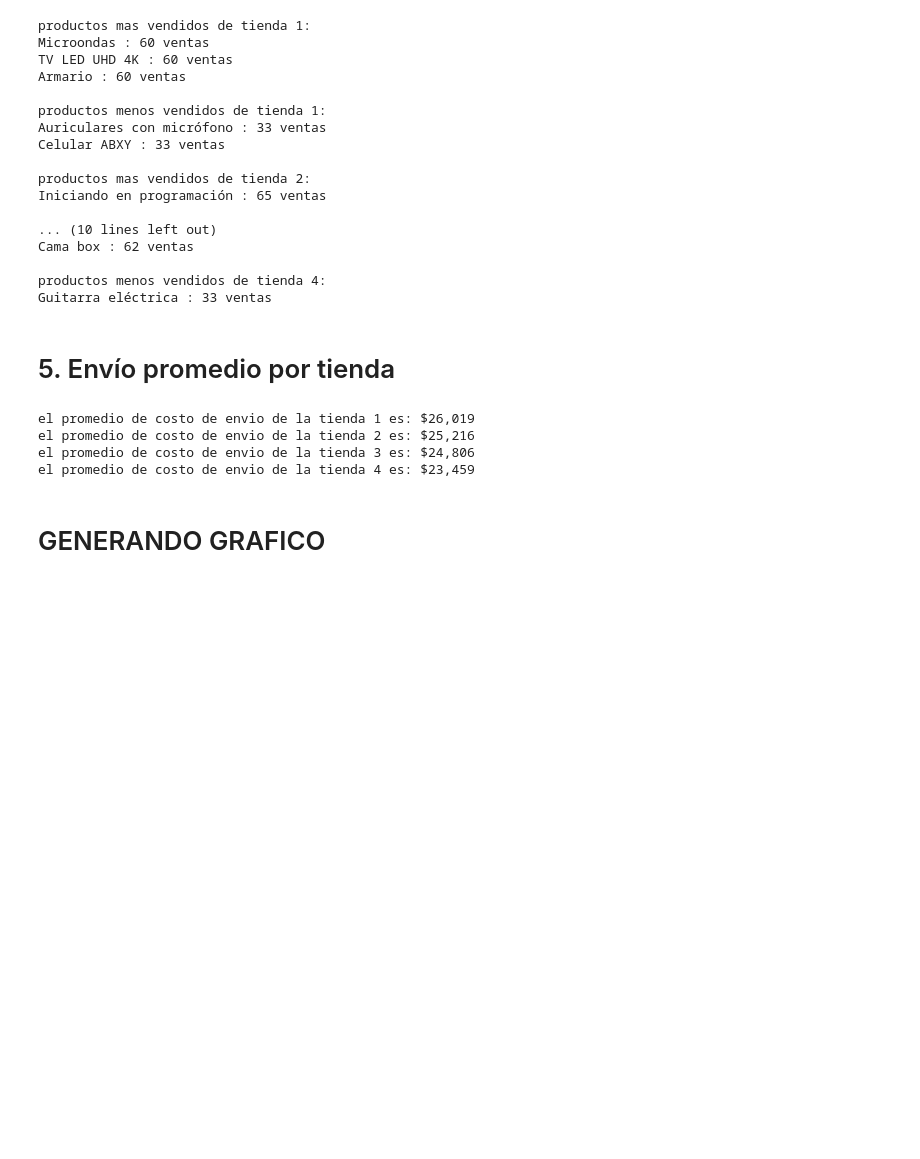
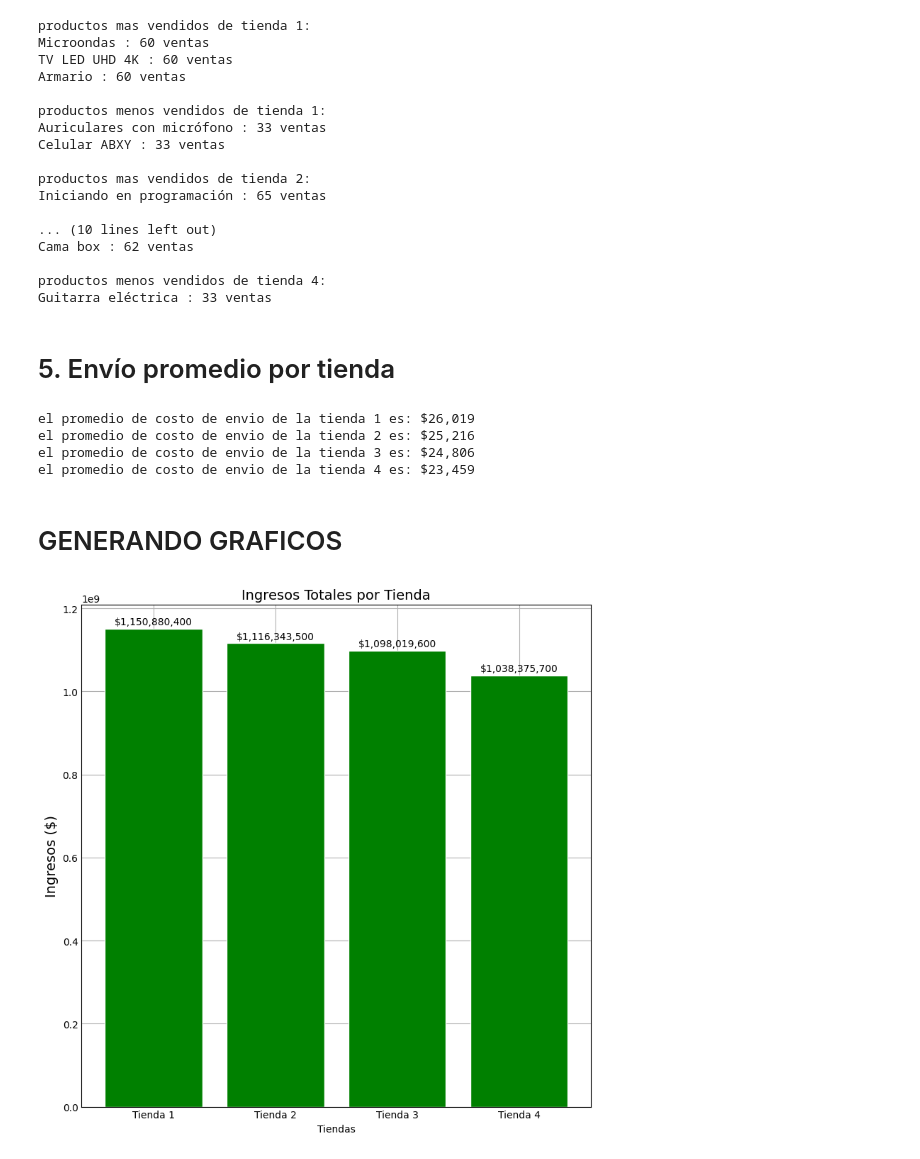
Before and after one commit to duquerson/challenge1-data-science-alura, a Jupyter notebook: AluraStoreLatam.ipynb, the cells around one changed output. Cells and saved outputs as stored; diff of their text form; code cells hidden in the pictures; blank space fills up the shorter version.

Commit message:
graficos generados a partir de los datos analizados

```diff
--- a/AluraStoreLatam.ipynb
+++ b/AluraStoreLatam.ipynb
@@ -215,4 +215,34 @@ el promedio de costo de envio de la tienda 2 es: $25,216
 el promedio de costo de envio de la tienda 3 es: $24,806
 el promedio de costo de envio de la tienda 4 es: $23,459
 # %% [markdown]
-# GENERANDO GRAFICO
+# GENERANDO GRAFICOS
+# %%
+import matplotlib.pyplot as plt
+import numpy as np
+# Datos para el gráfico
+tiendas = ['Tienda 1', 'Tienda 2', 'Tienda 3', 'Tienda 4']
+ingresos = [ingreso_tienda1, ingreso_tienda2, ingreso_tienda3, ingreso_tienda4]
+
+# Crear el gráfico de barras
+plt.figure(figsize=(8, 8))
+barras = plt.bar(tiendas, ingresos, color='green', edgecolor='white')
+
+# Título y etiquetas
+plt.title('Ingresos Totales por Tienda', fontsize=14)
+plt.xlabel('Tiendas')
+plt.ylabel('Ingresos ($)', fontsize=14)
+
+# Etiquetas sobre las barras
+for barra in barras:
+    altura = barra.get_height()
+    plt.annotate(f'${format(altura, ",")}',
+                 xy=(barra.get_x() + barra.get_width() / 2, altura),
+                 xytext=(0, 2),  # distancia hacia arriba
+                 textcoords="offset points",
+                 ha='center', va='bottom')
+
+# Mostrar gráfico
+plt.tight_layout()
+plt.show()
+# %% [output]
+[figure, added]
```
Also changed, not shown: parts of 5 cells of this notebook.
